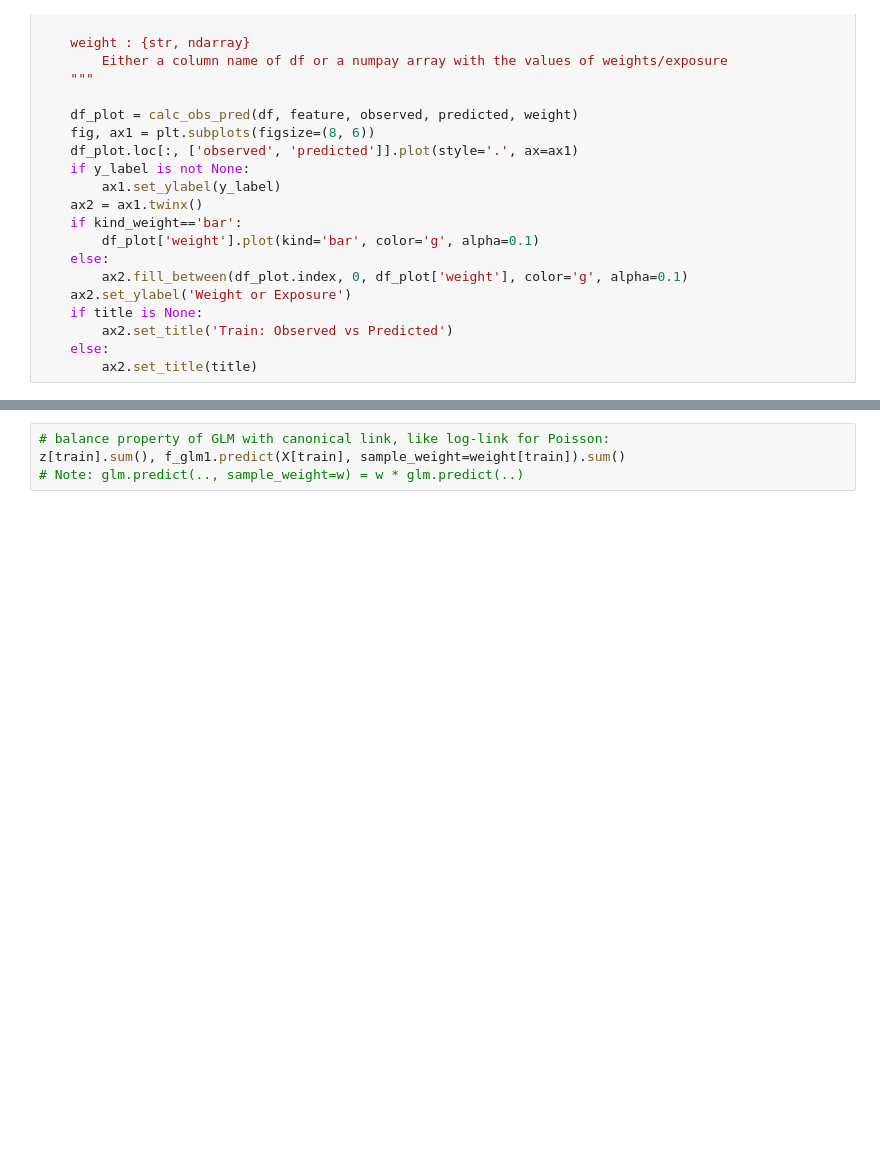
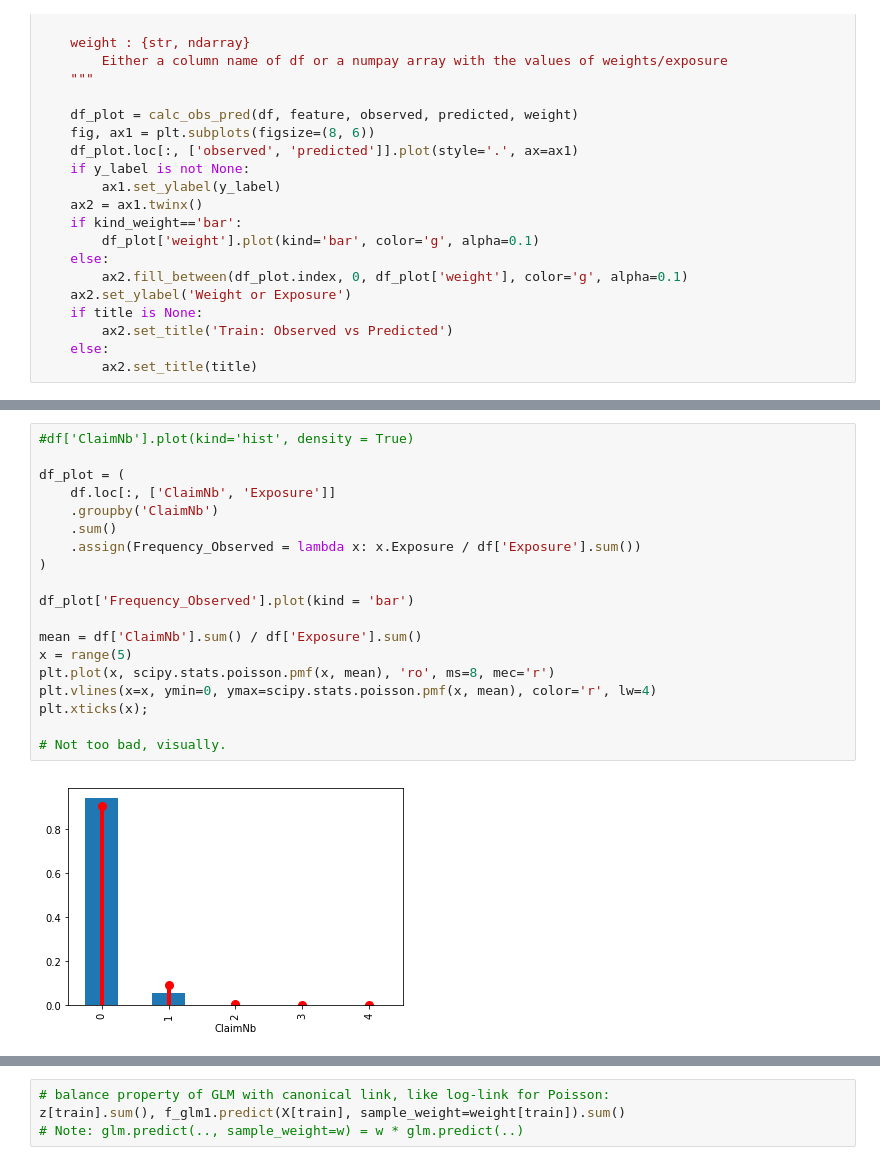
Before and after one commit to lorentzenchr/Tutorial_freMTPL2, a Jupyter notebook: glm_freMTPL2_example.ipynb, the cells around one changed output, grey strips where cells are left out. Drawn from its saved outputs; the diff is of its cells as text; blank space fills up the shorter version.

Commit message:
ENH: mean-variance relationship

```diff
--- a/glm_freMTPL2_example.ipynb
+++ b/glm_freMTPL2_example.ipynb
@@ -339,0 +421,21 @@ display(column_trans.transformers_[7][1].categories_)
+# %%
+#df['ClaimNb'].plot(kind='hist', density = True)
+
+df_plot = (
+    df.loc[:, ['ClaimNb', 'Exposure']]
+    .groupby('ClaimNb')
+    .sum()
+    .assign(Frequency_Observed = lambda x: x.Exposure / df['Exposure'].sum())
+)
+
+df_plot['Frequency_Observed'].plot(kind = 'bar')
+
+mean = df['ClaimNb'].sum() / df['Exposure'].sum()
+x = range(5)
+plt.plot(x, scipy.stats.poisson.pmf(x, mean), 'ro', ms=8, mec='r')
+plt.vlines(x=x, ymin=0, ymax=scipy.stats.poisson.pmf(x, mean), color='r', lw=4)
+plt.xticks(x);
+
+# Not too bad, visually.
+# %% [output]
+[figure, added]
```
Also changed, not shown: parts of 46 cells of this notebook, 1 other file.
